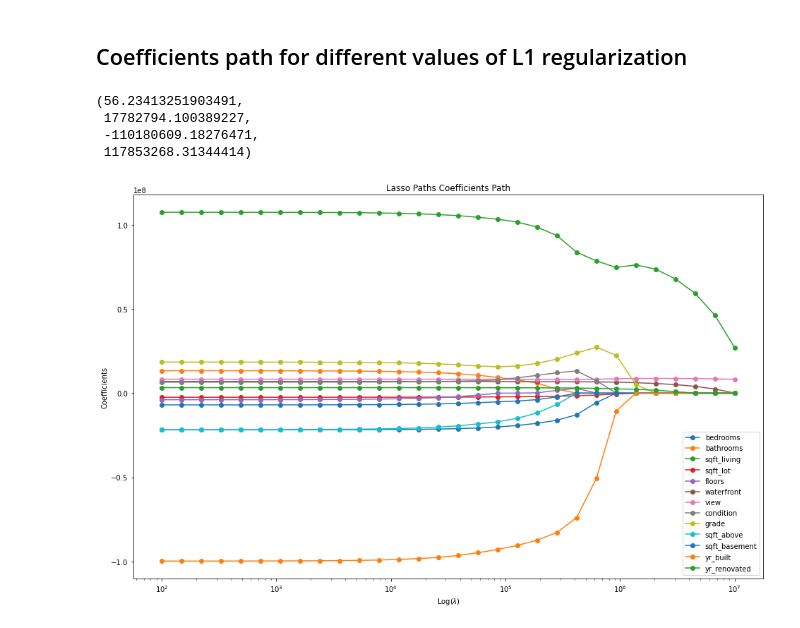
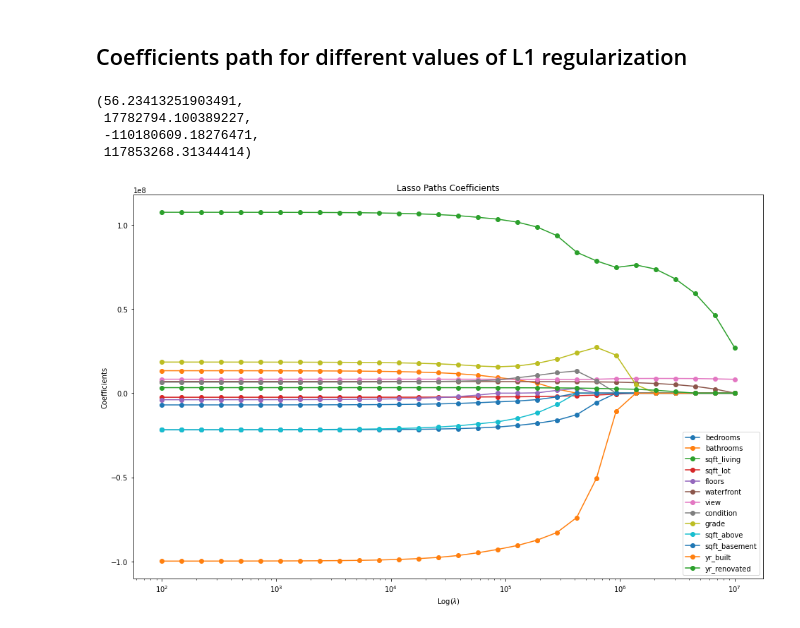
Before and after one commit to yaroslavyatsyuk/MachineLearningAlgorithms, a Jupyter notebook: Regression/Lasso Regression.ipynb, the cells around one changed output. Saved outputs shown, nothing was run; the diff lists cells and outputs as text; code cells hidden in the pictures.

```diff
--- a/Regression/Lasso Regression.ipynb
+++ b/Regression/Lasso Regression.ipynb
@@ -151,28 +151,28 @@ lasso_model.coefficients()
 # %%
 theta_list = list()
 lamda = np.logspace(3,8, 30) / 10
 for l1 in lamda:
     m = LassoRegression(sales_data,all_features, "price", l1)
     theta_list.append(m.get_weights()[1:])
 
 #Stack into numpy array
 theta_lasso = np.stack(theta_list).T
 
 n,_ = theta_lasso.shape
 plt.figure(figsize = (16,10))
 
 for i in range(n):
     plt.plot(lamda, theta_lasso[i], 'o-', label = all_features[i],)
 
 plt.xscale('log')
 plt.xlabel('Log($\\lambda$)')
 plt.ylabel('Coefficients')
-plt.title('Lasso Paths Coefficients Path')
+plt.title('Lasso Paths Coefficients')
 plt.legend(prop={'size': 10})
 plt.axis('tight')
 # %% [output]
 (56.23413251903491,
  17782794.100389227,
  -110180609.18276471,
  117853268.31344414)
-[figure, old version]
+[figure, new version]
```
